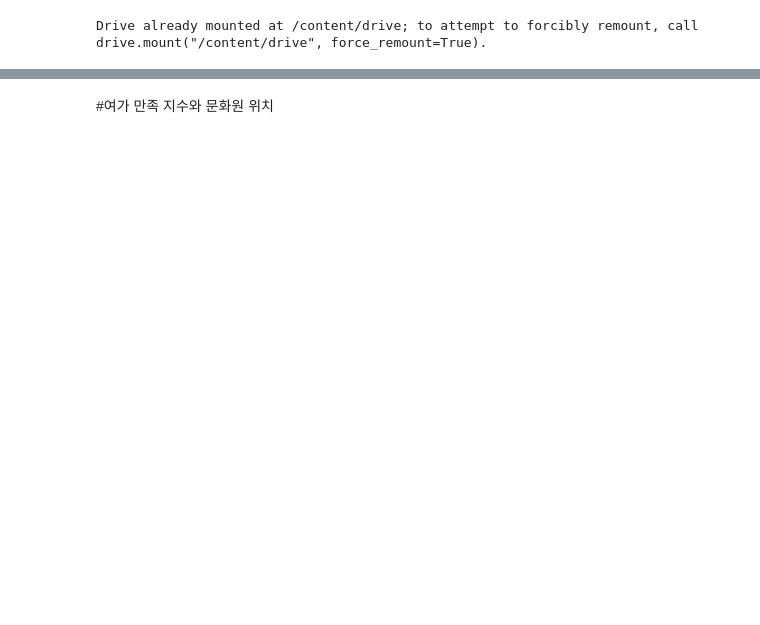
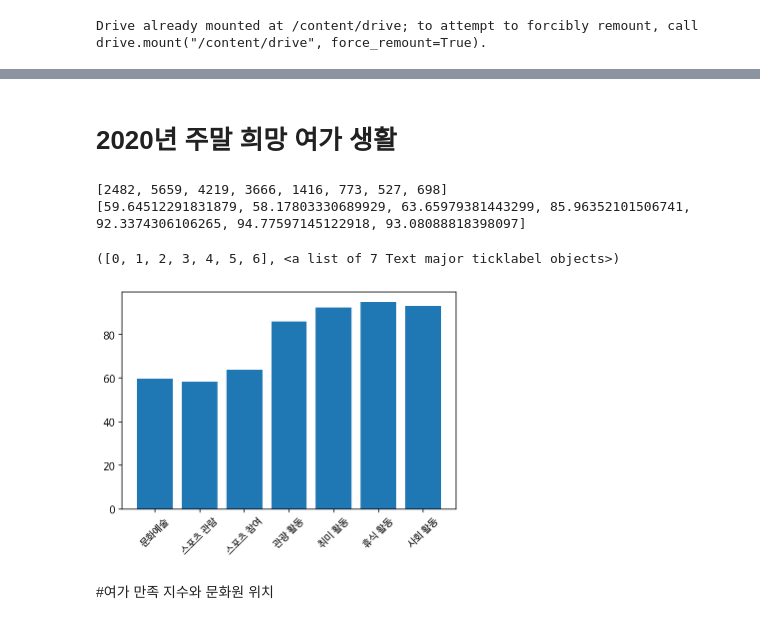
Before and after one commit to ansehoon1999/MG-DataAnaylsis, a Jupyter notebook: 세훈/DataAnalysis_final.ipynb, the cells around one changed output, grey strips where cells are left out. Drawn from its saved outputs; the diff is of its cells as text; code cells hidden in the pictures; blank space fills up the shorter version.

```diff
--- a/세훈/DataAnalysis_final.ipynb
+++ b/세훈/DataAnalysis_final.ipynb
@@ -10,3 +91,36 @@ Drive already mounted at /content/drive; to attempt to forcibly remount, call dr
+# %% [markdown]
+# 2020년 주말 희망 여가 생활
+# %%
+import matplotlib.pyplot as plt
+
+
+count = []
+count_tmp  = [0] * 8
+for i in range(len(df_weekend_hope)) :
+  for j in range(8) :
+    if df_weekend_hope.iloc[i, j] == 98 :
+      count_tmp[j] = count_tmp[j] + 1
+
+print(count_tmp)
+
+for i in range(1,8) :
+  if i == 1 :
+    count.append(int(len(df_weekend_hope) - ((count_tmp[i] + count_tmp[i-1])/2)))
+  else :
+    count.append(len(df_weekend_hope)- count_tmp[i])
+
+for i in range(len(count)) :
+  count[i] = (count[i] / len(df_weekend_hope)) * 100
+
+print(count)
+
+plt.bar(title, count)
+plt.xticks(rotation=45)
+# %% [output]
+[2482, 5659, 4219, 3666, 1416, 773, 527, 698]
+[59.64512291831879, 58.17803330689929, 63.65979381443299, 85.96352101506741, 92.3374306106265, 94.77597145122918, 93.08088818398097]
+([0, 1, 2, 3, 4, 5, 6], <a list of 7 Text major ticklabel objects>)
+[figure, added]
 # %% [markdown]
 #여가 만족 지수와 문화원 위치
 # %%
```
Also changed, not shown: parts of 23 cells of this notebook.
